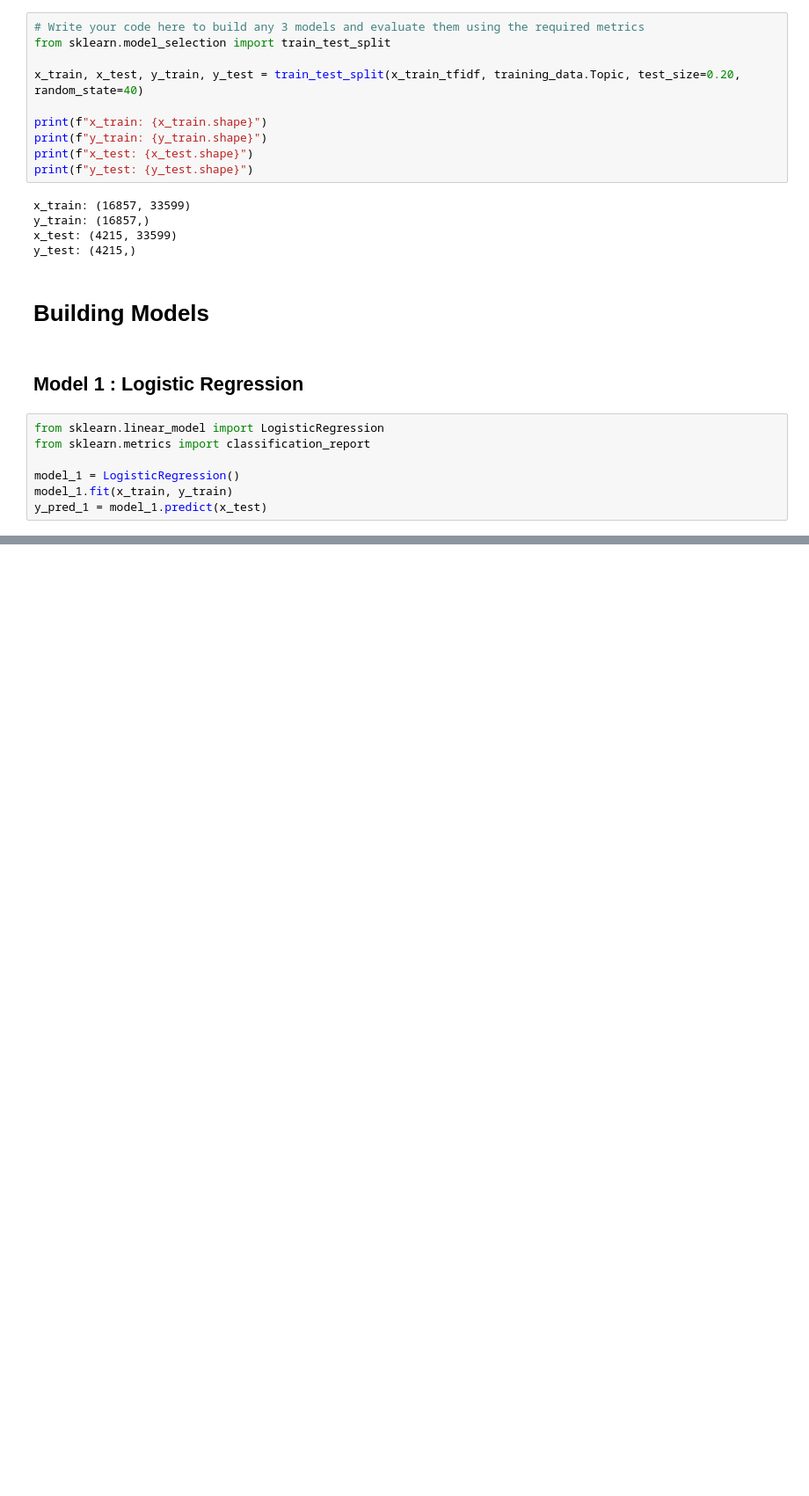
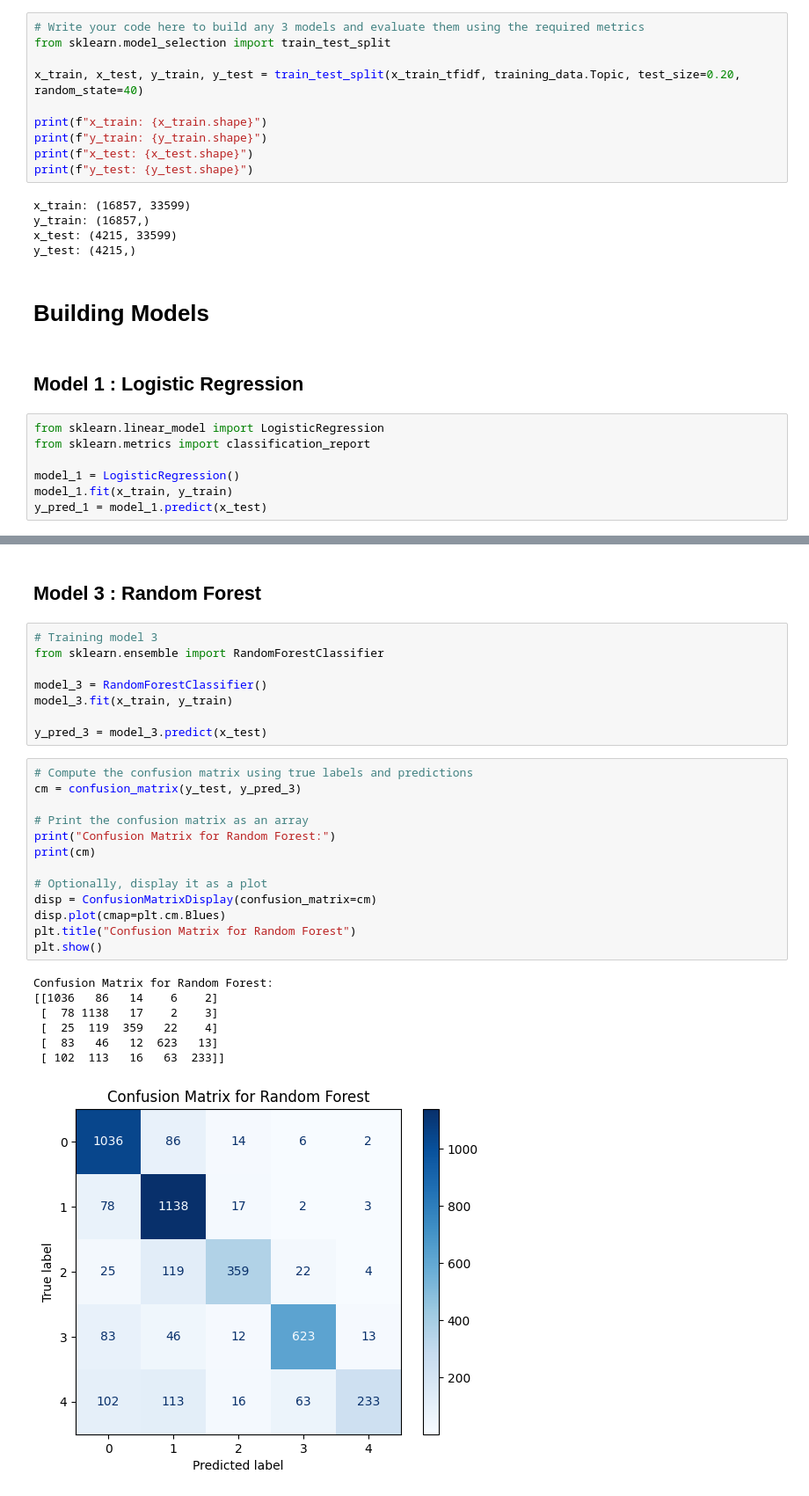
Before and after one commit to thomami244/Automatic_Ticket_Classification_Project, a Jupyter notebook: automatic_ticket_classification_project_notebok_michael_thomas_supriyo_roy.ipynb, the cells around one changed output, grey strips where cells are left out. Shown: that part at 88% size. Drawn from its saved outputs; the diff is of its cells as text; blank space fills up the shorter version.

```diff
--- a/automatic_ticket_classification_project_notebok_michael_thomas_supriyo_roy.ipynb
+++ b/automatic_ticket_classification_project_notebok_michael_thomas_supriyo_roy.ipynb
@@ -938,0 +991,31 @@ Credit card or prepaid card       0.91      0.94      0.93      1238
+# %% [markdown]
+## Model 3 : Random Forest
+# %%
+# Training model 3
+from sklearn.ensemble import RandomForestClassifier
+
+model_3 = RandomForestClassifier()
+model_3.fit(x_train, y_train)
+
+y_pred_3 = model_3.predict(x_test)
+# %%
+# Compute the confusion matrix using true labels and predictions
+cm = confusion_matrix(y_test, y_pred_3)
+
+# Print the confusion matrix as an array
+print("Confusion Matrix for Random Forest:")
+print(cm)
+
+# Optionally, display it as a plot
+disp = ConfusionMatrixDisplay(confusion_matrix=cm)
+disp.plot(cmap=plt.cm.Blues)
+plt.title("Confusion Matrix for Random Forest")
+plt.show()
+# %% [output]
+Confusion Matrix for Random Forest:
+[[1036   86   14    6    2]
+ [  78 1138   17    2    3]
+ [  25  119  359   22    4]
+ [  83   46   12  623   13]
+ [ 102  113   16   63  233]]
+[figure, added]
```
Also changed, not shown: parts of 7 cells of this notebook.
